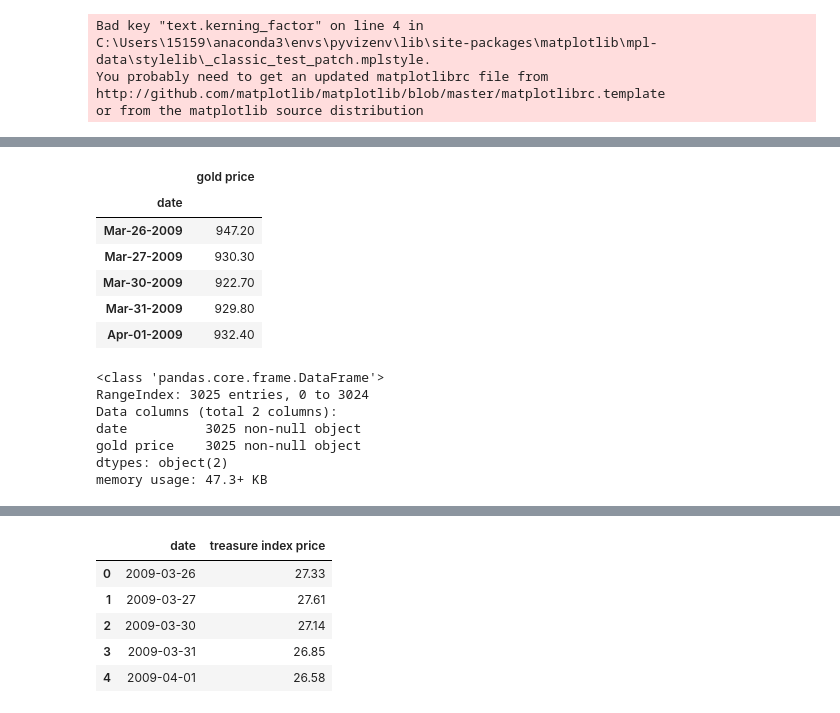
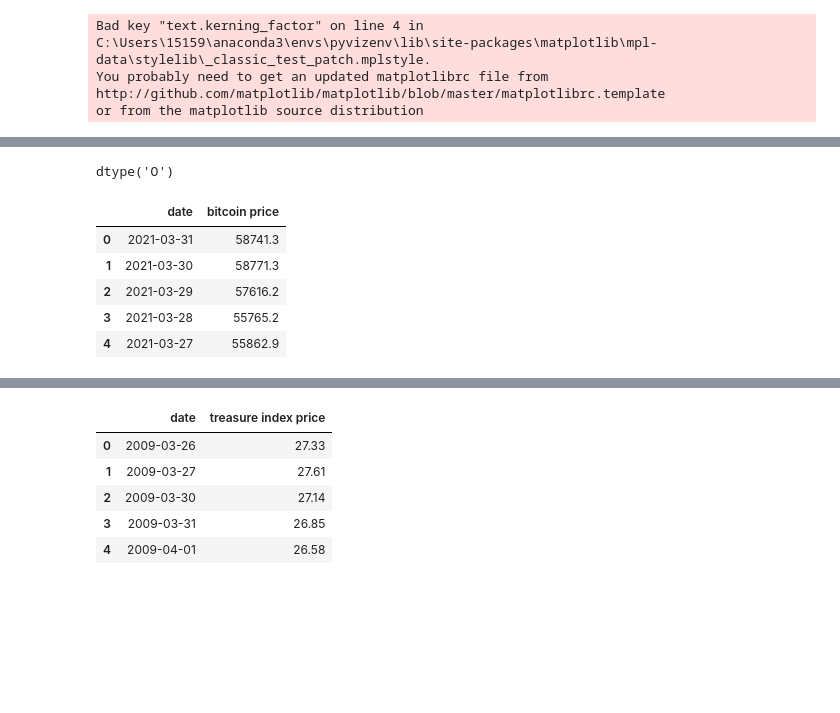
Before and after one commit to hanson0629/project1_repo, a Jupyter notebook: project1_draft.ipynb, the cells around one changed output, grey strips where cells are left out. Saved outputs shown, nothing was run; the diff lists cells and outputs as text; code cells hidden in the pictures; blank space fills up the shorter version.

```diff
--- a/project1_draft.ipynb
+++ b/project1_draft.ipynb
@@ -23,6 +47,12 @@ file_path = Path("data/crude_oil.csv")
 crude_data = pd.read_csv(file_path)
 file_path = Path("data/treasure_index.csv")
 treasure_data = pd.read_csv(file_path)
+file_path = Path("data/bitcoin.csv")
+bitcoin_data = pd.read_csv(file_path)
+file_path = Path("data/cpi.csv")
+cpi_data = pd.read_csv(file_path)
+file_path = Path("data/bloomberg.csv")
+bloomberg_data = pd.read_csv(file_path)
 # %%
 gold_data = gold_data.iloc[35:]
 crude_data = crude_data.iloc[35:]
@@ -31,4 +64,10 @@ treasure_data = treasure_data.iloc[35:]
 gold_data.columns=['date','gold price']
 crude_data.columns=['date','oil price']
 treasure_data.columns=['date','treasure index price']
+cpi_data.columns=['date','cpi price']
+bloomberg_data.columns=['date','bloomberg price']
+bitcoin_data.columns=['date','bitcoin price','','','','','']
+bitcoin_data = bitcoin_data[['date','bitcoin price']]
+# %%
+bitcoin_data['bitcoin price']=bitcoin_data['bitcoin price'].str.replace(',','')
 # %%
@@ -46,0 +92,4 @@ treasure_data=treasure_data.set_index('date')
+# %%
+bitcoin_data['bitcoin price'].dtype
+# %% [output]
+dtype('O')
@@ -47,20 +103,23 @@ treasure_data=treasure_data.set_index('date')
+# %%
+gold_data['date'] = pd.to_datetime(gold_data['date'])
+crude_data['date'] = pd.to_datetime(crude_data['date'])
+treasure_data['date'] = pd.to_datetime(treasure_data['date'])
+cpi_data['date'] = pd.to_datetime(cpi_data['date'])
+bloomberg_data['date'] = pd.to_datetime(bloomberg_data['date'])
+bitcoin_data['date'] = pd.to_datetime(bitcoin_data['date'])
+
+gold_data['gold price']= gold_data['gold price'].astype(float)
+crude_data['oil price']= crude_data['oil price'].astype(float)
+treasure_data['treasure index price']= treasure_data['treasure index price'].astype(float)
+cpi_data['cpi price'] = cpi_data['cpi price'].astype(float)
+bloomberg_data['bloomberg price'] = bloomberg_data['bloomberg price'].astype(float)
+bitcoin_data['bitcoin price'] = bitcoin_data['bitcoin price'].astype(float)
 # %%
-gold_data.head()
+bitcoin_data.head()
 # %% [output]
-|  | gold price |
-| date |  |
-| Mar-26-2009 | 947.20 |
-| Mar-27-2009 | 930.30 |
-| Mar-30-2009 | 922.70 |
-| Mar-31-2009 | 929.80 |
-| Apr-01-2009 | 932.40 |
+|  | date | bitcoin price |
+| 0 | 2021-03-31 | 58741.3 |
+| 1 | 2021-03-30 | 58771.3 |
+| 2 | 2021-03-29 | 57616.2 |
+| 3 | 2021-03-28 | 55765.2 |
+| 4 | 2021-03-27 | 55862.9 |
-# %%
-gold_data.reset_index().info()
-# %% [output]
-<class 'pandas.core.frame.DataFrame'>
-RangeIndex: 3025 entries, 0 to 3024
-Data columns (total 2 columns):
-date          3025 non-null object
-gold price    3025 non-null object
-dtypes: object(2)
-memory usage: 47.3+ KB
```
Also changed, not shown: parts of 28 cells of this notebook, 9 other files.
